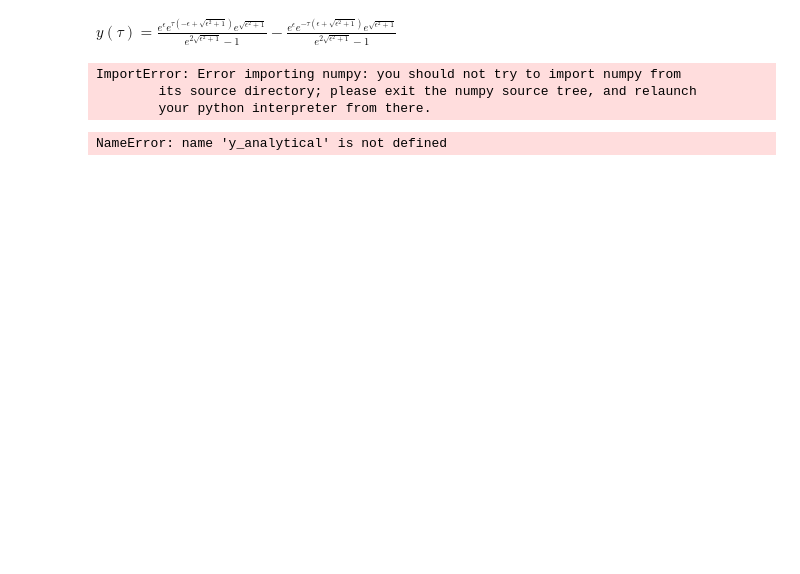
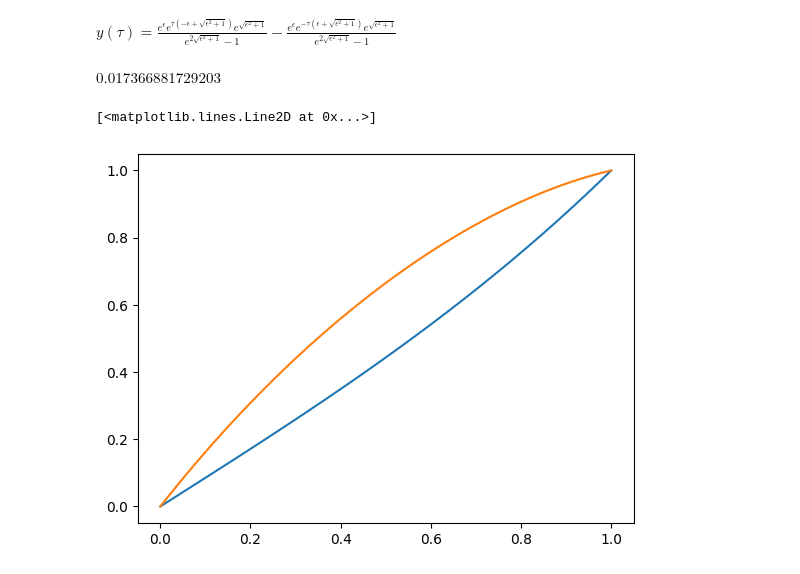
Before and after one commit to coderSomya/ME40229-assignments, a Jupyter notebook: midsem/main.ipynb, the cells around one changed output. Drawn from its saved outputs; the diff is of its cells as text; code cells hidden in the pictures; blank space fills up the shorter version.

```diff
--- a/midsem/main.ipynb
+++ b/midsem/main.ipynb
@@ -360,18 +350,20 @@ import matplotlib.pyplot as plt
 t = np.linspace(0,1,50)
 y_pert = []
 y_analytical = []
+eps = 0.00001
 for i in t:
     sol_i = sol_1.rhs.subs(tau,i)
     sol_analytical = analytical_sol.rhs.subs(tau,i)
+    sol_analytical = sol_analytical.subs(epsilon, eps)
     y_pert.append(sol_i)
     y_analytical.append(sol_analytical)
-# %% [output]
-ImportError: Error importing numpy: you should not try to import numpy from
-        its source directory; please exit the numpy source tree, and relaunch
-        your python interpreter from there.
 # %%
 y_analytical[1]
 # %% [output]
-NameError: name 'y_analytical' is not defined
+$\displaystyle 0.017366881729203$
 # %%
 plt.plot(t,y_analytical)
+plt.plot(t, y_pert)
+# %% [output]
+[<matplotlib.lines.Line2D at 0x...>]
+[figure, added]
```
Also changed, not shown: parts of 6 cells of this notebook.
